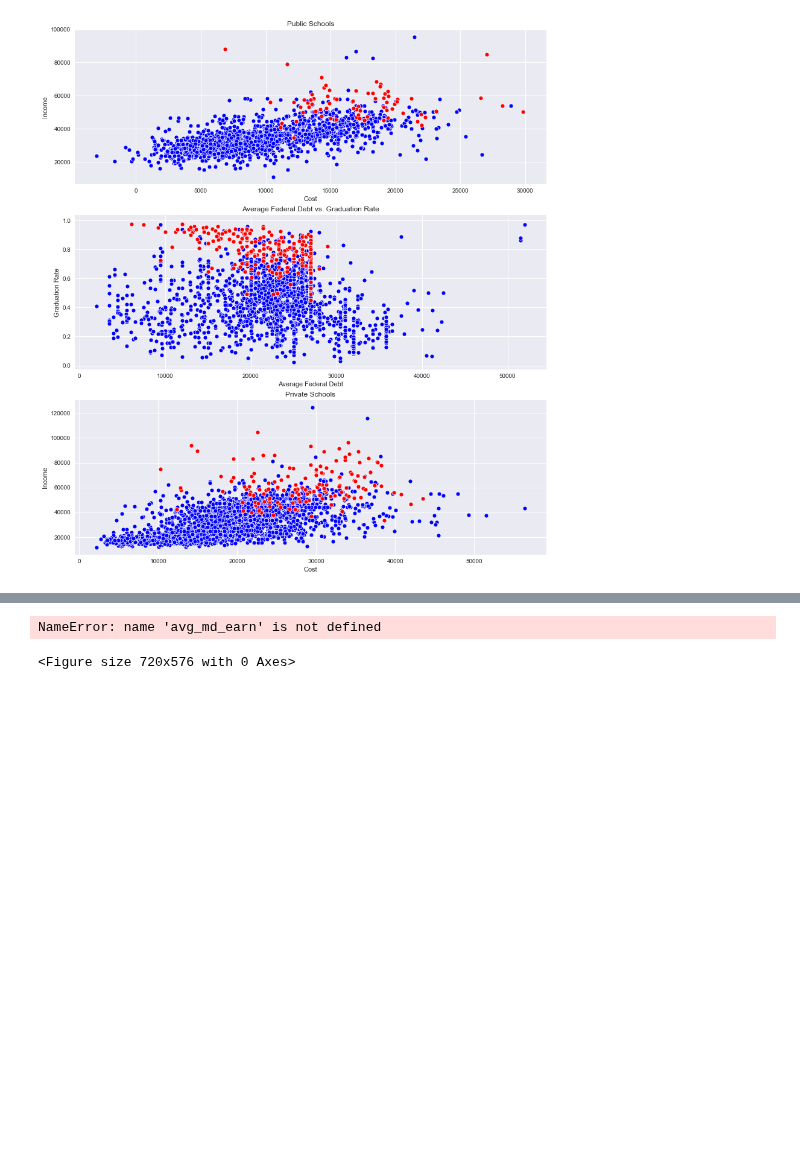
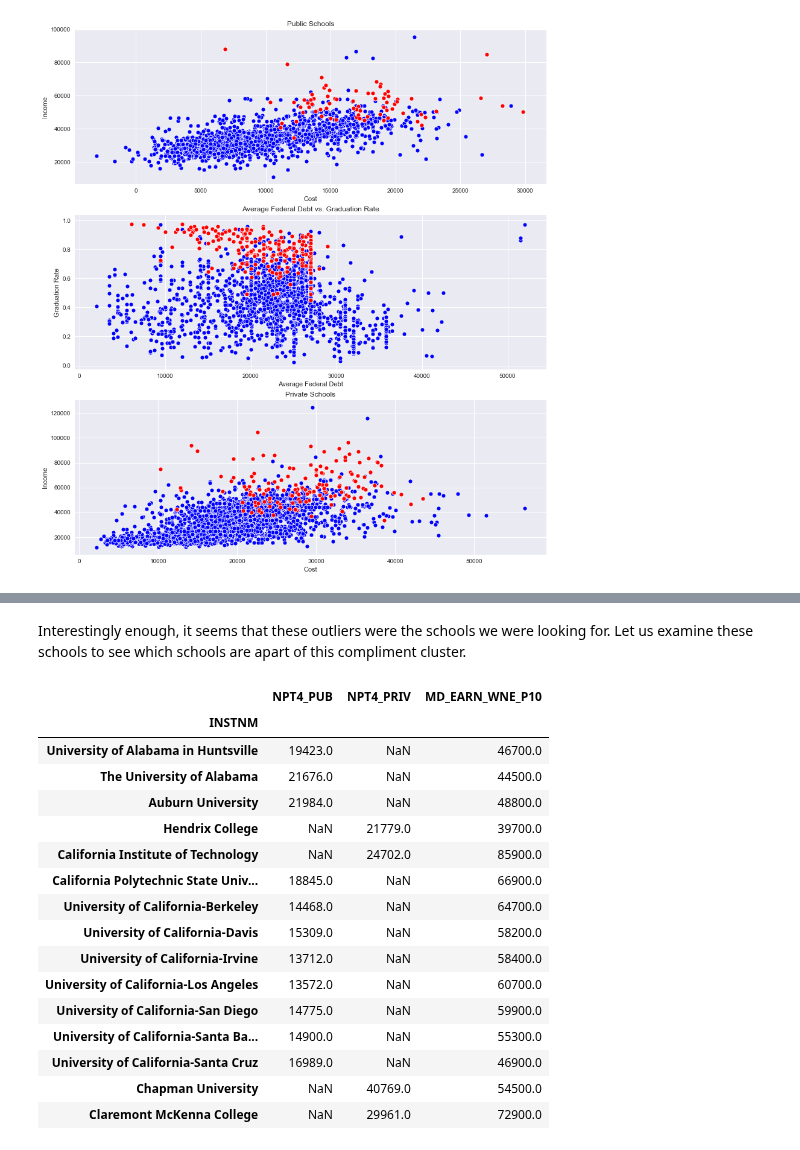
Before and after one commit to Kazutadashi/final-project-comp-5360, a Jupyter notebook: Final Project.ipynb, the cells around one changed output, grey strips where cells are left out. Cells and saved outputs as stored; diff of their text form; code cells hidden in the pictures; blank space fills up the shorter version.

```diff
--- a/Final Project.ipynb
+++ b/Final Project.ipynb
@@ -1007,18 +848,0 @@ avg_md_earn = (cluster1_df.MD_EARN_WNE_P10.mean(),cluster2_df.MD_EARN_WNE_P10.me
-# %%
-plt.figure(figsize=(10,8))
-
-ind = np.arange(len(avg_md_earn))
-width = 0.35
-plt.bar(ind, avg_md_earn, width, label='Avg. Median Earnings', color='g')
-plt.bar(ind + width, avg_md_debt, width, label='Avg. Median Debt', color='r')
-
-plt.ylabel('Income/Debt')
-plt.title('Clusters')
-
-plt.xticks(ind + width / 2, ('Cluster 1', 'Cluster 2', 'Cluster 3', 'Cluster 4', 'Cluster 5', 'Cluster 6',
-                            'Cluster 7', 'Cluster 8'))
-plt.legend(loc='best')
-plt.show()
-# %% [output]
-NameError: name 'avg_md_earn' is not defined
-<Figure size 720x576 with 0 Axes>
@@ -1033,0 +849,22 @@ print(len(cluster6))
+# %% [markdown]
+Interestingly enough, it seems that these outliers were the schools we were looking for. Let us examine these schools to see which schools are apart of this compliment cluster.
+# %%
+school_data.iloc[x_outliers, : ][['NPT4_PUB', 'NPT4_PRIV', 'MD_EARN_WNE_P10']].head(15)
+# %% [output]
+|  | NPT4_PUB | NPT4_PRIV | MD_EARN_WNE_P10 |
+| INSTNM |  |  |  |
+| University of Alabama in Huntsville | 19423.0 | NaN | 46700.0 |
+| The University of Alabama | 21676.0 | NaN | 44500.0 |
+| Auburn University | 21984.0 | NaN | 48800.0 |
+| Hendrix College | NaN | 21779.0 | 39700.0 |
+| California Institute of Technology | NaN | 24702.0 | 85900.0 |
+| California Polytechnic State Univ... | 18845.0 | NaN | 66900.0 |
+| University of California-Berkeley | 14468.0 | NaN | 64700.0 |
+| University of California-Davis | 15309.0 | NaN | 58200.0 |
+| University of California-Irvine | 13712.0 | NaN | 58400.0 |
+| University of California-Los Angeles | 13572.0 | NaN | 60700.0 |
+| University of California-San Diego | 14775.0 | NaN | 59900.0 |
+| University of California-Santa Ba... | 14900.0 | NaN | 55300.0 |
+| University of California-Santa Cruz | 16989.0 | NaN | 46900.0 |
+| Chapman University | NaN | 40769.0 | 54500.0 |
+| Claremont McKenna College | NaN | 29961.0 | 72900.0 |
```
Also changed, not shown: parts of 22 cells of this notebook.
